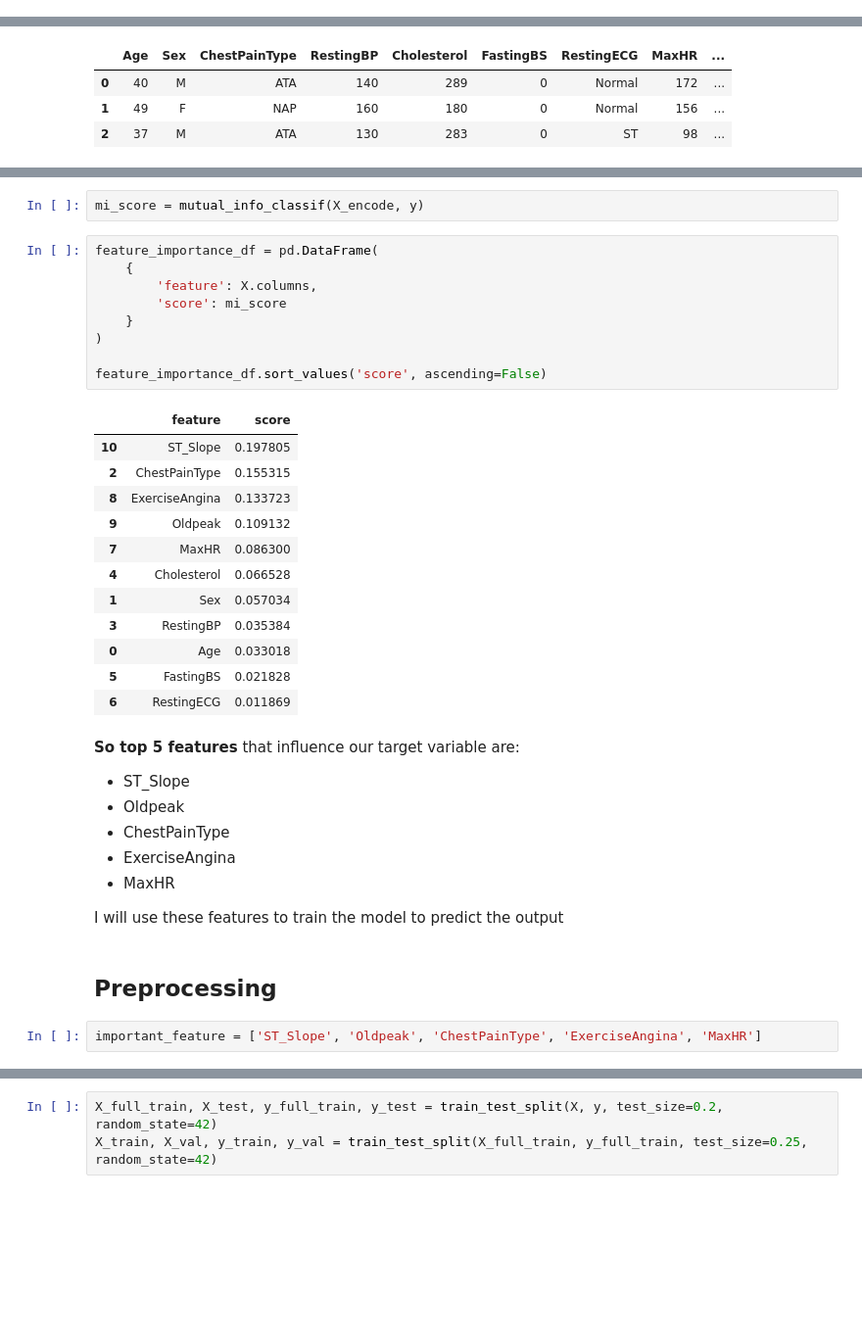
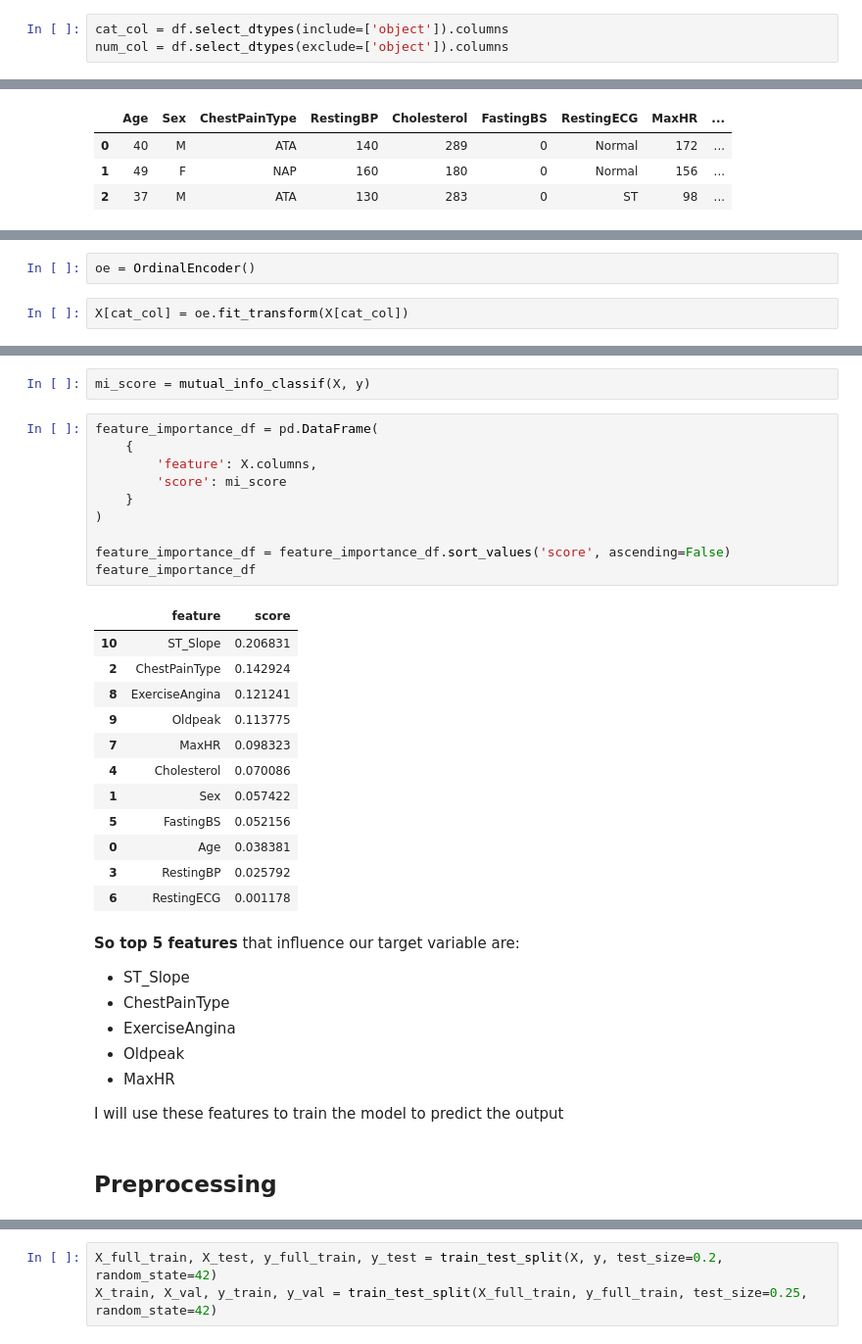
Before and after one commit to Pattptr/heart_disease_prediction, a Jupyter notebook: heart_disease_pred.ipynb, the cells around one changed output, grey strips where cells are left out. Shown: that part at 98% size. Cells and saved outputs as stored; diff of their text form; blank space fills up the shorter version.

```diff
--- a/heart_disease_pred.ipynb
+++ b/heart_disease_pred.ipynb
@@ -93,3 +93,6 @@ Data columns (total 12 columns):
  11  HeartDisease    918 non-null    int64
 dtypes: float64(1), int64(6), object(5)
 memory usage: 86.2+ KB
+# %%
+cat_col = df.select_dtypes(include=['object']).columns
+num_col = df.select_dtypes(exclude=['object']).columns
@@ -120,0 +116,4 @@ X_encode.head()
+# %%
+oe = OrdinalEncoder()
+# %%
+X[cat_col] = oe.fit_transform(X[cat_col])
@@ -121,38 +129,38 @@ X_encode.head()
 # %%
-mi_score = mutual_info_classif(X_encode, y)
+mi_score = mutual_info_classif(X, y)
 # %%
 feature_importance_df = pd.DataFrame(
     {
         'feature': X.columns,
         'score': mi_score
     }
 )
 
-feature_importance_df.sort_values('score', ascending=False)
+feature_importance_df = feature_importance_df.sort_values('score', ascending=False)
+feature_importance_df
 # %% [output]
 |  | feature | score |
-| 10 | ST_Slope | 0.197805 |
-| 2 | ChestPainType | 0.155315 |
-| 8 | ExerciseAngina | 0.133723 |
-| 9 | Oldpeak | 0.109132 |
-| 7 | MaxHR | 0.086300 |
-| 4 | Cholesterol | 0.066528 |
-| 1 | Sex | 0.057034 |
-| 3 | RestingBP | 0.035384 |
-| 0 | Age | 0.033018 |
-| 5 | FastingBS | 0.021828 |
-| 6 | RestingECG | 0.011869 |
+| 10 | ST_Slope | 0.206831 |
+| 2 | ChestPainType | 0.142924 |
+| 8 | ExerciseAngina | 0.121241 |
+| 9 | Oldpeak | 0.113775 |
+| 7 | MaxHR | 0.098323 |
+| 4 | Cholesterol | 0.070086 |
+| 1 | Sex | 0.057422 |
+| 5 | FastingBS | 0.052156 |
+| 0 | Age | 0.038381 |
+| 3 | RestingBP | 0.025792 |
+| 6 | RestingECG | 0.001178 |
 # %% [markdown]
 **So top 5 features** that influence our target variable are:
 
 - ST_Slope
-- Oldpeak
 - ChestPainType
 - ExerciseAngina
+- Oldpeak
 - MaxHR
 
+
 I will use these features to train the model to predict the output
 # %% [markdown]
 ## Preprocessing
-# %%
-important_feature = ['ST_Slope', 'Oldpeak', 'ChestPainType', 'ExerciseAngina', 'MaxHR']
```
Also changed, not shown: parts of 10 cells of this notebook.
